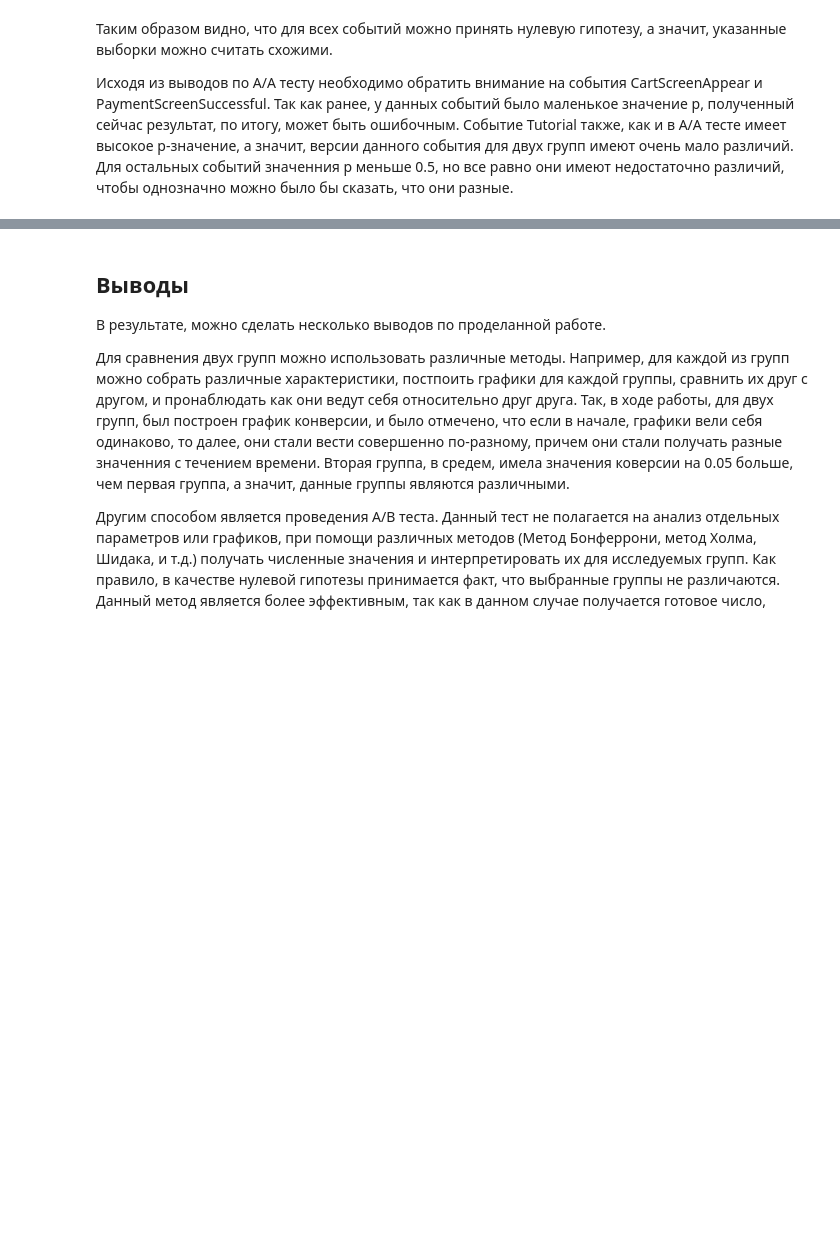
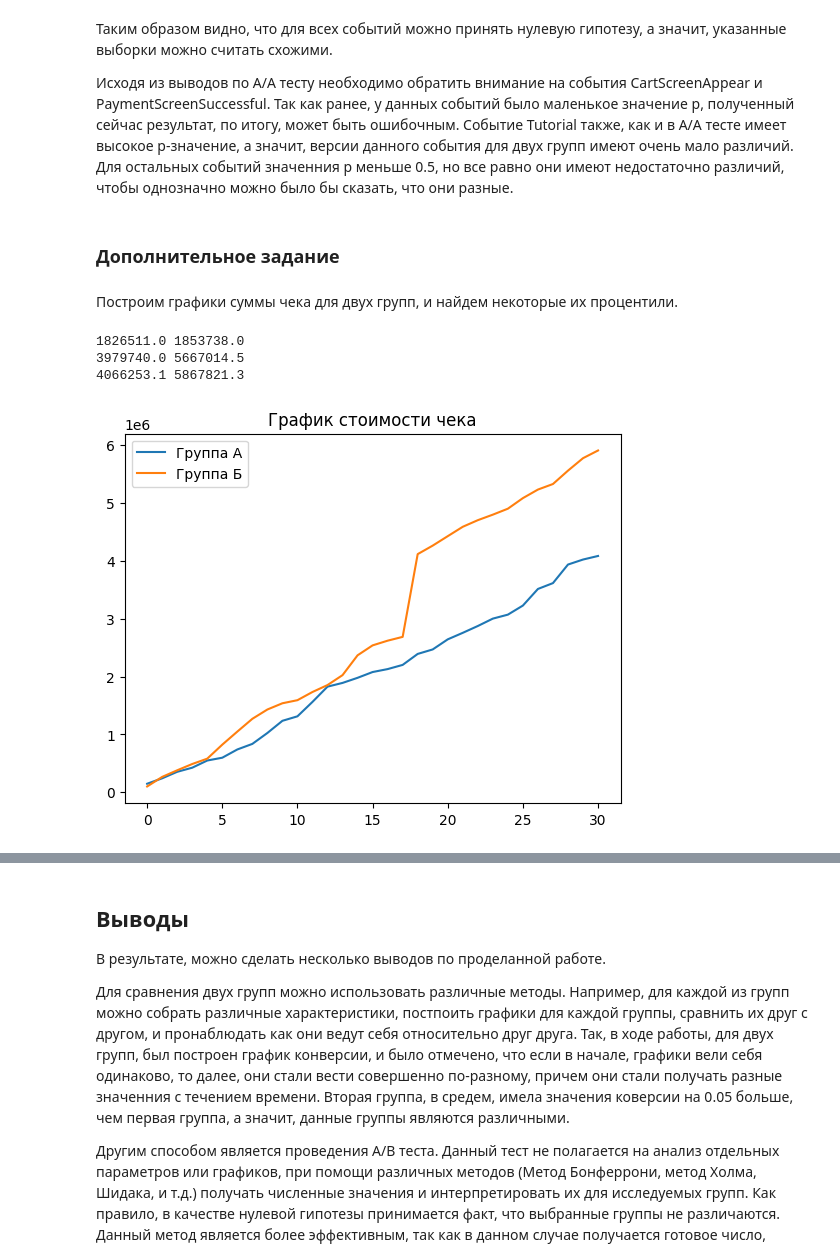
Before and after one commit to Awkword00/Study, a Jupyter notebook: LR5.ipynb, the cells around one changed output, grey strips where cells are left out. Cells and saved outputs as stored; diff of their text form; code cells hidden in the pictures; blank space fills up the shorter version.

```diff
--- a/LR5.ipynb
+++ b/LR5.ipynb
@@ -329,3 +329,34 @@ p-значение:  0.8962914725257976
 Таким образом видно, что для всех событий можно принять нулевую гипотезу, а значит, указанные выборки можно считать схожими.
 
 Исходя из выводов по A/A тесту необходимо обратить внимание на события CartScreenAppear и PaymentScreenSuccessful. Так как ранее, у данных событий было маленькое значение р, полученный сейчас результат, по итогу, может быть ошибочным. Событие Tutorial также, как и в A/A тесте имеет высокое p-значение, а значит, версии данного события для двух групп имеют очень мало различий. Для остальных событий значенния p меньше 0.5, но все равно они имеют недостаточно различий, чтобы однозначно можно было бы сказать, что они разные.
+# %% [markdown]
+### Дополнительное задание
+# %% [markdown]
+Построим графики суммы чека для двух групп, и найдем некоторые их процентили.
+# %%
+x_values_A = pd.Series(range(0,len(cumulativeRevenueA['revenue'])))
+x_values_B = pd.Series(range(0,len(cumulativeRevenueB['revenue'])))
+y_values_A = cumulativeRevenueA['revenue']
+y_values_B = cumulativeRevenueB['revenue']
+plt.plot(x_values_A, y_values_A)
+plt.plot(x_values_B, y_values_B)
+plt.legend(("Группа А", "Группа Б"))
+plt.title("График стоимости чека")
+
+
+
+p40_A = np.percentile(cumulativeRevenueA['revenue'],40)
+p40_B = np.percentile(cumulativeRevenueB['revenue'],40)
+p95_A = np.percentile(cumulativeRevenueA['revenue'],95)
+p95_B = np.percentile(cumulativeRevenueB['revenue'],95)
+p99_A = np.percentile(cumulativeRevenueA['revenue'],99)
+p99_B = np.percentile(cumulativeRevenueB['revenue'],99)
+
+print(str(p40_A) + " " + str(p40_B))
+print(str(p95_A) + " " + str(p95_B))
+print(str(p99_A) + " " + str(p99_B))
+# %% [output]
+1826511.0 1853738.0
+3979740.0 5667014.5
+4066253.1 5867821.3
+[figure, added]
```
Also changed, not shown: parts of 2 cells of this notebook.
